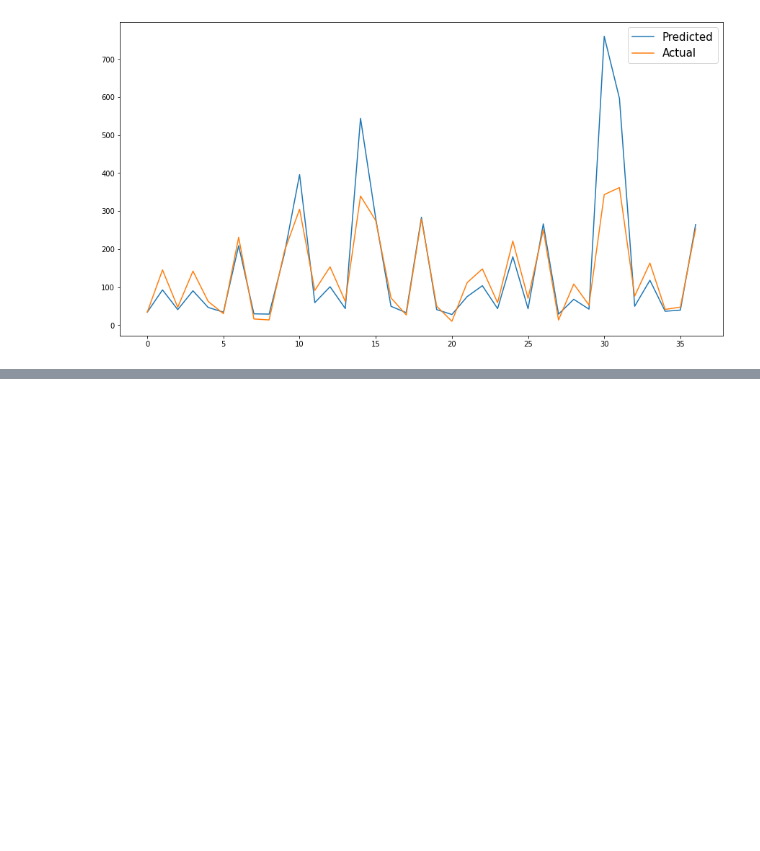
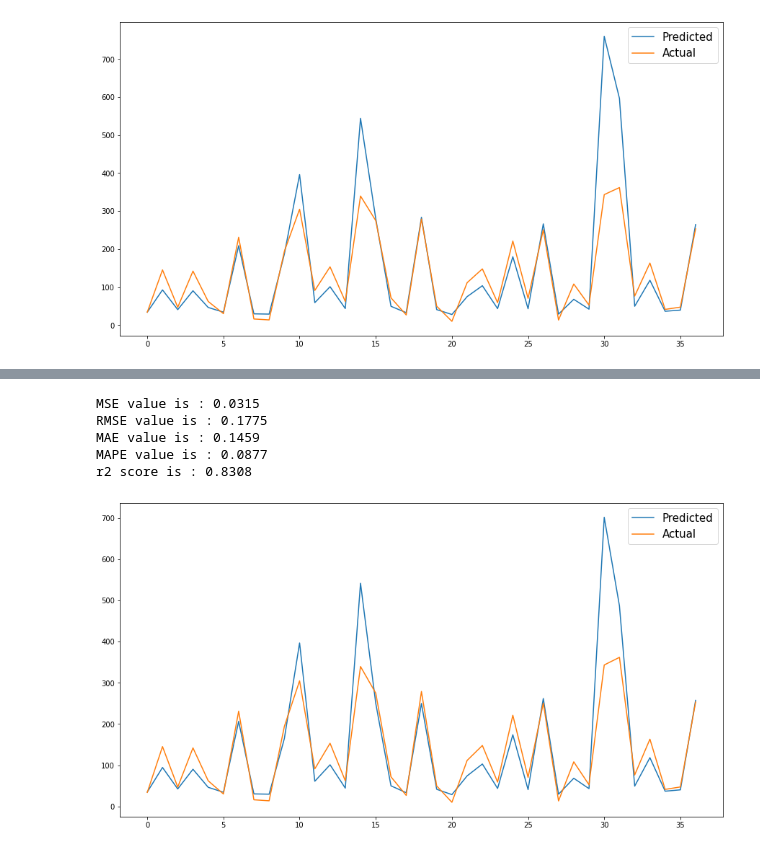
Before and after one commit to Kaushaljha488/-Kaushal-Yes-Bank-Stock-Closing-Price-Prediction, a Jupyter notebook: Kaushal_Yes_Bank_Stock_Closing_Price_Prediction.ipynb, the cells around one changed output, grey strips where cells are left out. Drawn from its saved outputs; the diff is of its cells as text; code cells hidden in the pictures; blank space fills up the shorter version.

```diff
--- a/Kaushal_Yes_Bank_Stock_Closing_Price_Prediction.ipynb
+++ b/Kaushal_Yes_Bank_Stock_Closing_Price_Prediction.ipynb
@@ -506,0 +574,7 @@ plt.show()
+# %%
+#Hyperparameter of Tunning
+from sklearn.model_selection import GridSearchCV
+lasso_cv=Lasso()
+parameters={'alpha':[1e-15,1e-13,1e-10,1e-8,1e-5,1e-4,1e-3,1e-2,1e-1,1,5,10,20,30,40,45,50,55,60,100]}
+lasso_regressor=GridSearchCV(lasso_cv,parameters,scoring='neg_mean_squared_error',cv=3)
+lasso_regressor.fit(X_train,y_train)
@@ -506,0 +594,4 @@ plt.show()
+# %%
+#Prediction
+y_lasso_pred1=lasso_regressor.predict(X_test)
+y_lasso_pred1
@@ -506,0 +607,22 @@ plt.show()
+# %%
+#Test performance of Lasso after Cross-Validation
+print("MSE value is :",round(mean_squared_error(y_test, y_lasso_pred1), 4))
+print("RMSE value is :",round(math.sqrt(mean_squared_error(y_test, y_lasso_pred1)),4))
+print("MAE value is :",round(mean_absolute_error(y_test, y_lasso_pred1),4))
+print("MAPE value is :",round(mean_absolute_percentage_error(y_test, y_lasso_pred1),4))
+print("r2 score is :",round(r2_score(y_test, y_lasso_pred1), 4))
+# %% [output]
+MSE value is : 0.0315
+RMSE value is : 0.1775
+MAE value is : 0.1459
+MAPE value is : 0.0877
+r2 score is : 0.8308
+# %%
+#Plotting Actual vs Predicted for Lasso after Cross-Validation
+plt.figure(figsize=(15,8))
+plt.plot(10**y_lasso_pred1)
+plt.plot(10**(np.array(y_test)))
+plt.legend(['Predicted','Actual'],fontsize=15)
+plt.show()
+# %% [output]
+[figure, added]
```
Also changed, not shown: parts of 14 cells of this notebook.
